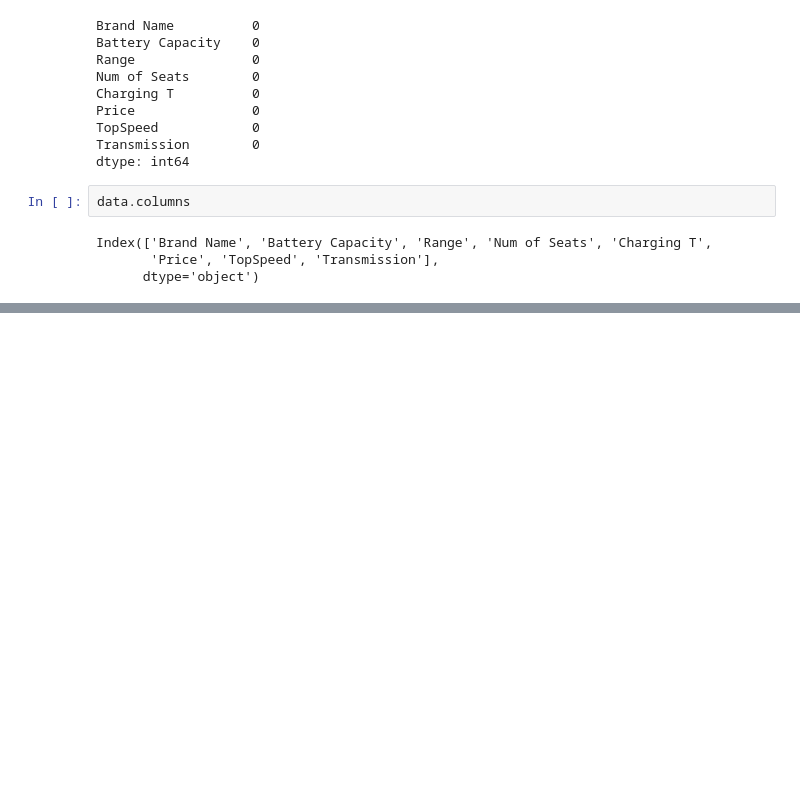
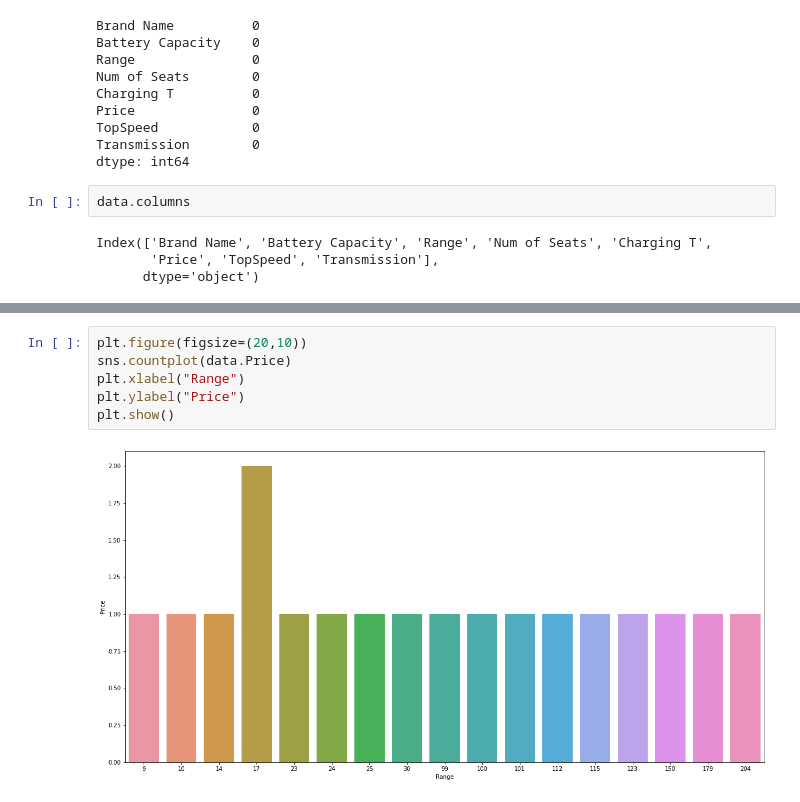
Before and after one commit to Mukeshjavvaji/EV_market_segmentation, a Jupyter notebook: EV FOUR WHEELER MODELS.ipynb, the cells around one changed output, grey strips where cells are left out. Drawn from its saved outputs; the diff is of its cells as text; blank space fills up the shorter version.

```diff
--- a/EV FOUR WHEELER MODELS.ipynb
+++ b/EV FOUR WHEELER MODELS.ipynb
@@ -315,0 +144,8 @@ sns.boxplot(x='cluster_number', y='Battery Capacity', data=data_modified)
+# %%
+plt.figure(figsize=(20,10))
+sns.countplot(data.Price)
+plt.xlabel("Range")
+plt.ylabel("Price")
+plt.show()
+# %% [output]
+[figure, added]
```
Also changed, not shown: parts of 41 cells of this notebook.
